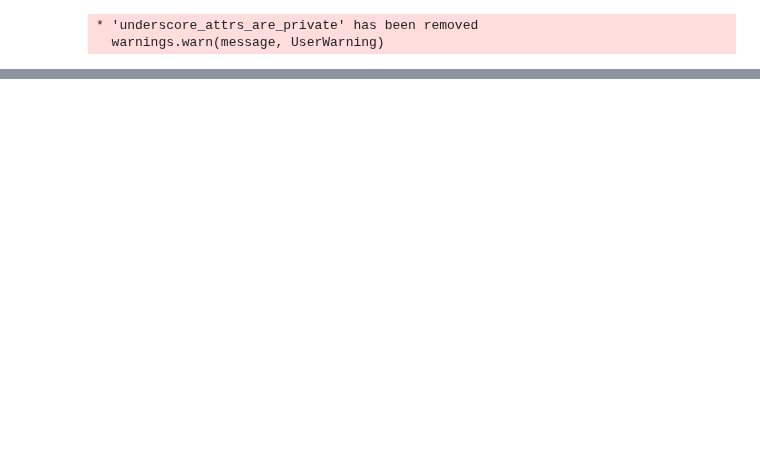
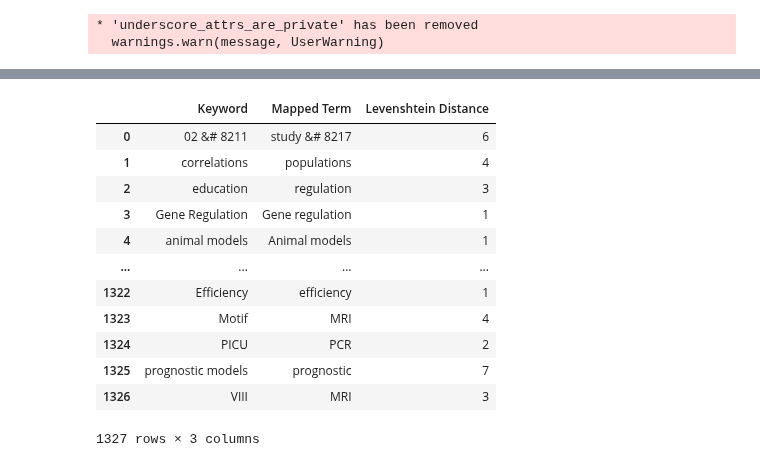
Before and after one commit to ZubairQazi/NDE-GPT, a Jupyter notebook: test_notebooks/text2term_figshare.ipynb, the cells around one changed output, grey strips where cells are left out. Saved outputs shown, nothing was run; the diff lists cells and outputs as text; code cells hidden in the pictures; blank space fills up the shorter version.

```diff
--- a/test_notebooks/text2term_figshare.ipynb
+++ b/test_notebooks/text2term_figshare.ipynb
@@ -46,0 +164,29 @@ unique_keywords
+# %%
+results_df = pd.DataFrame()
+
+results_df['Keyword'] = filtered_keywords['Keyword']
+# %%
+mapped_terms = []
+distances = []
+# %%
+from Levenshtein import distance
+
+for idx, keyword in enumerate(results_df['Keyword']):
+    min_distance = float('inf')
+    closest_term = 'None'
+
+    # Find the closest term in the "Source Term" column
+    for source_term in source_terms['Source Term']:
+        if keyword == source_term:
+            print(f"Exact match found: {keyword}")
+            continue
+
+        dist = distance(keyword, source_term)
+        if dist < min_distance:
+            min_distance = dist
+            closest_term = source_term
+
+    print(f"Closest term to {keyword} is {closest_term} with distance {min_distance}")
+
+    mapped_terms.append(closest_term)
+    distances.append(min_distance)
@@ -46,0 +211,19 @@ unique_keywords
+# %%
+results_df['Mapped Term'] = mapped_terms
+results_df['Levenshtein Distance'] = distances
+# %%
+results_df
+# %% [output]
+|  | Keyword | Mapped Term | Levenshtein Distance |
+| 0 | 02 &# 8211 | study &# 8217 | 6 |
+| 1 | correlations | populations | 4 |
+| 2 | education | regulation | 3 |
+| 3 | Gene Regulation | Gene regulation | 1 |
+| 4 | animal models | Animal models | 1 |
+| ... | ... | ... | ... |
+| 1322 | Efficiency | efficiency | 1 |
+| 1323 | Motif | MRI | 4 |
+| 1324 | PICU | PCR | 2 |
+| 1325 | prognostic models | prognostic | 7 |
+| 1326 | VIII | MRI | 3 |
+1327 rows × 3 columns
```
Also changed, not shown: parts of 49 cells of this notebook.
